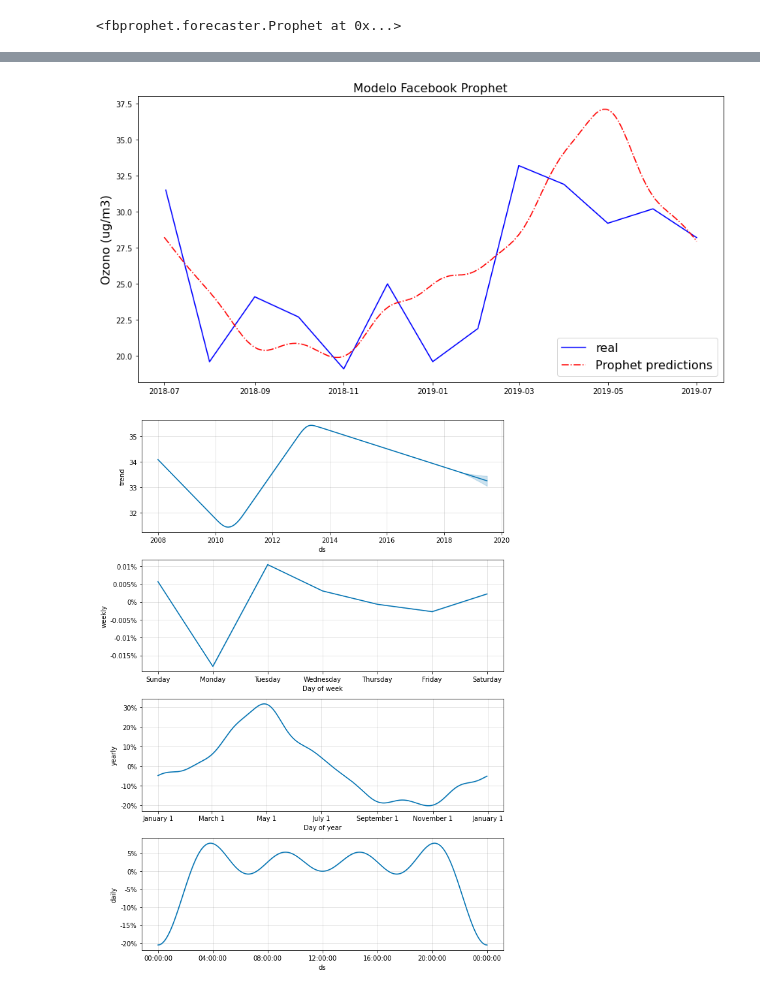
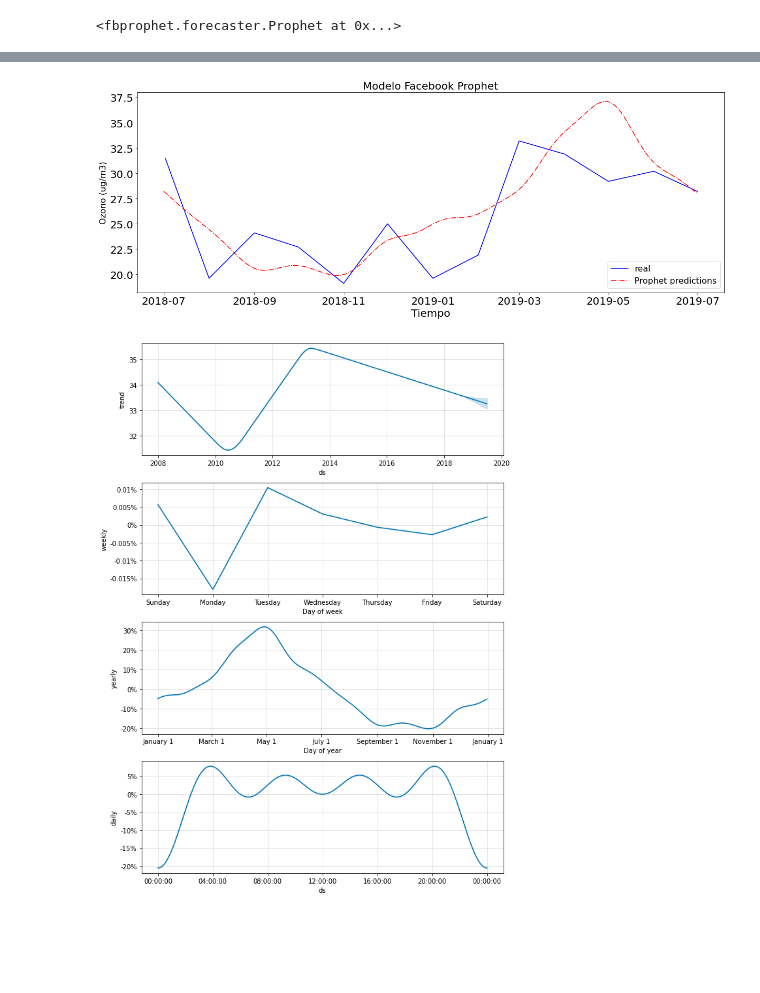
Before and after one commit to nadia1477/TFM-UOC, a Jupyter notebook: TFM_Nadia_Sanchez_Pozo.ipynb, the cells around one changed output, grey strips where cells are left out. Saved outputs shown, nothing was run; the diff lists cells and outputs as text; code cells hidden in the pictures; blank space fills up the shorter version.

```diff
--- a/TFM_Nadia_Sanchez_Pozo.ipynb
+++ b/TFM_Nadia_Sanchez_Pozo.ipynb
@@ -644,6 +644,7 @@ MSE: 0.08914804636239333
 RMSE: 0.298576700970443
 # %%
 plt.rcParams["figure.figsize"] = (14,7)
+plt.rcParams.update({'font.size': 20})
 plt.plot(x_test, y_test, color = 'blue',  label= 'real' )
 
 plt.plot(x_test, grid.predict(x_test), color = 'red', label = 'TRIANGLE predictions' ,ls='--' )
@@ -729,6 +730,7 @@ import fbprophet
 import holidays
 Prophet = fbprophet.Prophet
 # %%
+plt.rcParams["figure.figsize"] = (20,7)
 upsampled = df_O3.resample('D')
 interpolated = upsampled.interpolate(method='linear')
 len(interpolated)
@@ -853,14 +856,15 @@ plt.show()
 # %%
+plt.rcParams.update({'font.size': 10})
 f = m.plot_components(forecast)
 plt.savefig('forecast.png')
 plt.show()
 # %% [output]
 [figure]
 # %%
-
+plt.rcParams.update({'font.size': 20})
 m.plot(forecast);
 plt.ylabel("Ozono (ug/m3)", fontsize=16)
-plt.title("Modelo Facebook Prophet", fontsize=16)
+plt.title("Modelo Facebook Prophet", fontsize=20)
 plt.savefig('fbpf.png')
 plt.show()
 # %% [output]
@@ -913,11 +917,13 @@ forecastf[['ds', 'yhat', 'yhat_lower', 'yhat_upper']].tail()
 # %%
 plt.plot(test.set_index('ds'), color = 'blue',  label='real')
 plt.plot(forecastf[forecastf['ds']>=pd.datetime(2018,7,1)].set_index('ds')['yhat'], ls='-.', label='Prophet predictions', color = 'red')
 plt.legend(loc="lower right")
+plt.xlabel('Tiempo' ,fontsize=20 )
 plt.ylabel("Ozono (ug/m3)", fontsize=16)
-plt.title("Modelo Facebook Prophet", fontsize=16)
+plt.title("Modelo Facebook Prophet", fontsize=20)
+plt.xlabel('Tiempo' ,fontsize=20 )
 plt.legend(loc=4, prop={'size': 16})
 plt.show()
 # %% [output]
-[figure, old version]
+[figure, new version]
 # %%
```
Also changed, not shown: parts of 24 cells of this notebook.
